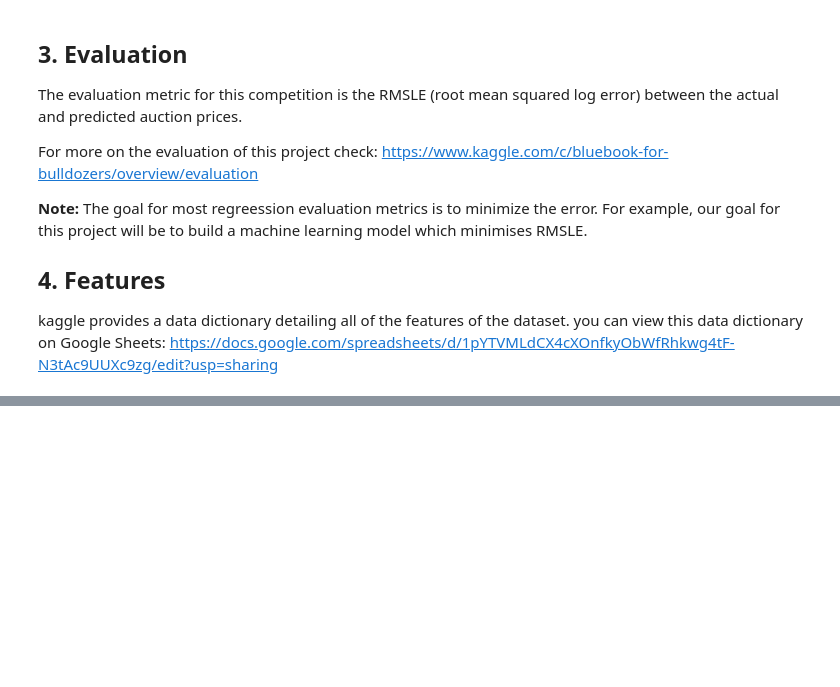
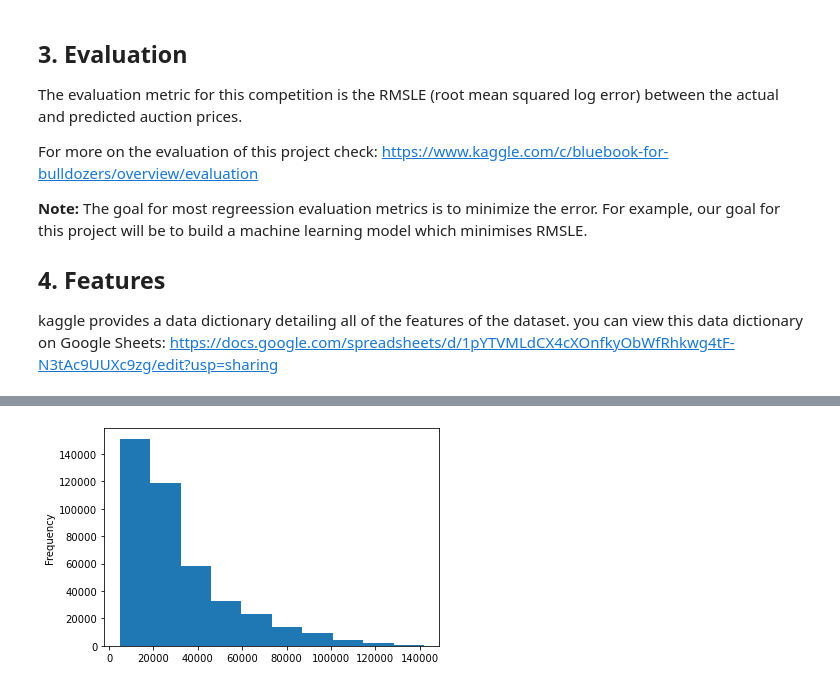
Before and after one commit to lemirser/MachineLearning, a Jupyter notebook: Milestone/bulldozer-price-prediction-prediction/end-to-end-bulldozer-regression.ipynb, the cells around one changed output, grey strips where cells are left out. Saved outputs shown, nothing was run; the diff lists cells and outputs as text; code cells hidden in the pictures; blank space fills up the shorter version.

```diff
--- a/Milestone/bulldozer-price-prediction-prediction/end-to-end-bulldozer-regression.ipynb
+++ b/Milestone/bulldozer-price-prediction-prediction/end-to-end-bulldozer-regression.ipynb
@@ -34,0 +87,4 @@ import sklearn
+# %%
+df["SalePrice"].plot.hist();
+# %% [output]
+[figure, added]
```
Also changed, not shown: parts of 12 cells of this notebook.
